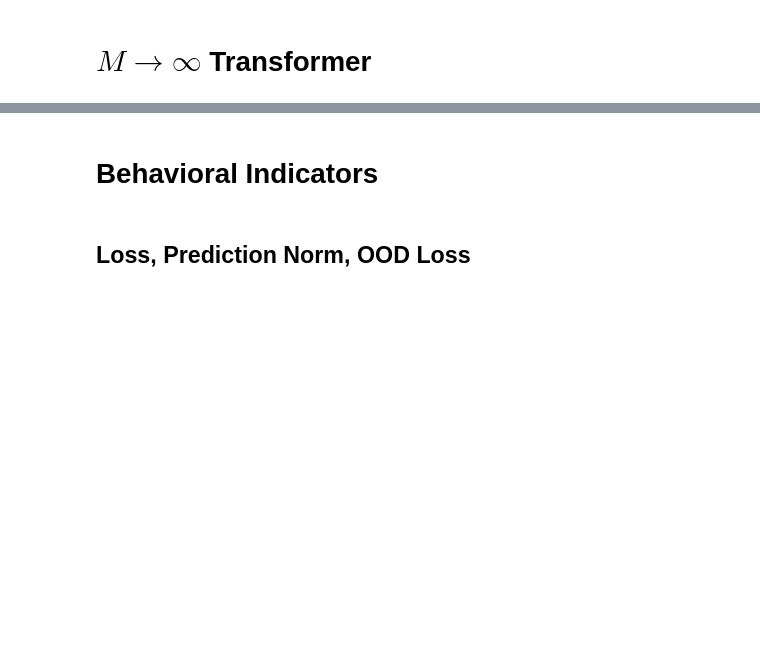
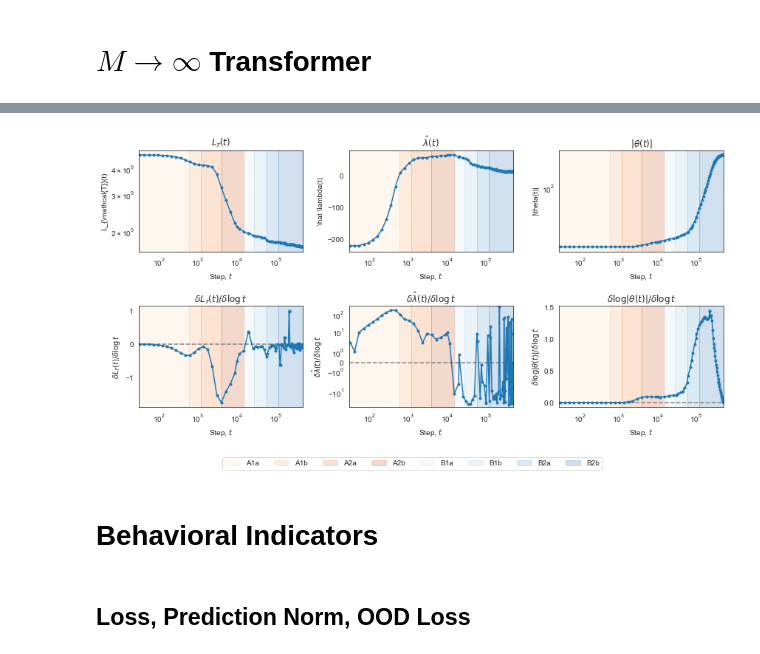
Before and after one commit to timaeus-research/icl, a Jupyter notebook: notebooks/m=inf.ipynb, the cells around one changed output, grey strips where cells are left out. Cells and saved outputs as stored; diff of their text form; code cells hidden in the pictures; blank space fills up the shorter version.

```diff
--- a/notebooks/m=inf.ipynb
+++ b/notebooks/m=inf.ipynb
@@ -38,5 +38,5 @@ from icl.setup import DEVICE
 MODEL_ID = "L2H4Minf"
 LLC_RUN_ID = "5e0cq1db"  # TODO: Placeholder from m=20
 
-sns.set_style('whitegrid')
+sns.set_style('white')
 DEVICE
@@ -132,10 +154,24 @@ from matplotlib.colors import LinearSegmentedColormap
 
 
 TRANSITIONS = [
-    (30, 800, 'A1'),
-    (800, 10000, 'A2'),
-    (10000, 28000, 'B1'),
-    (28000, 300000, 'B2'),
+    # PCA-based
+    # (0, 600, 'A1a'),
+    # (600, 2000, 'A1b'),
+    # (2000, 3000, 'A2a'),
+    # (3000, 15000, 'A2b'),
+    # (15000, 28000, 'B1a'),
+    # (28000, 60000, 'B1b'),
+    # (60000, 140000, 'B2a'),
+    # (140000, 500000, 'B2b'),
+    # LLC-based
+    (0, 600, 'A1a'),
+    (600, 1200, 'A1b'),
+    (1200, 4000, 'A2a'),
+    (4000, 15000, 'A2b'),
+    (15000, 28000, 'B1a'),
+    (28000, 60000, 'B1b'),
+    (60000, 120000, 'B2a'),
+    (120000, 500000, 'B2b'),
     # (110000, 180000, 'B3'),
     # (180000, 280000, "B4"),
     # (280000, 320000, "B5"),
@@ -199,9 +235,9 @@ transition_colors = [increase_contrast(rgb, 2) for rgb in transition_colors]
 transitions_cmap = LinearSegmentedColormap.from_list("transitions", transition_colors)
 # %%
 metrics_to_plot = [
-    # (r"L_{\mathcal{T}}(t)", evals_over_time_df["pretrain/mse_subsequence"], {"logy": True}, ),
+    (r"L_{\mathcal{T}}(t)", evals_over_time_df["pretrain/mse_subsequence"], {"logy": True}, ),
     # (r"L_\mathcal{G}(t)", evals_over_time_df["true/mse"], {"logy": False}),
-    # (r"\hat \lambda(t)", llcs, {}),
+    (r"\hat \lambda(t)", llcs, {}),
     (r"|\theta(t)|", weight_norms, {"derivative": "dlog_dlogt", "logy": True}),
 ]
 
@@ -226,33 +262,38 @@ for i, (metric_name, metric_values, kwargs) in enumerate(metrics_to_plot):
     elif slope_type == "d_dt":
         slope = d_dt(run.checkpointer.file_ids, metric_values)
         slope_name = str_d_dt(metric_name)
     elif slope_type == "dlog_dlogt":
         slope = dlog_dlogt(run.checkpointer.file_ids, metric_values)
         slope_name = str_dlog_dlogt(metric_name)
     else:
         raise ValueError(f"Unknown slope type {slope_type}")
 
+    axes[1, i].axhline(0, linestyle='--', color='gray')
     axes[1, i].plot(run.checkpointer.file_ids, slope, label=metric_name + " Slope", marker='.')
     axes[1, i].set_title(slope_name)
     axes[1, i].set_xlabel('Step, $t$')
     axes[1, i].set_ylabel(slope_name)
 
 for ax in axes.flatten():
     ax.set_xscale('log')
     ax.set_xlim(30, 500_000)
 
 
 # axes[0, 1].set_ylim(0, 100)
 # axes[1, 1].set_ylim(0, 200)
 # axes[1,1].set_ylim(-2, 2)
 
 patch_list = plot_transitions(axes, TRANSITIONS, limit=True)
 
+axes[1, 1].set_yscale('symlog')
+
 milestone_labels = [label for _, _, label in TRANSITIONS]
 fig.legend(patch_list, milestone_labels, loc='upper center', bbox_to_anchor=(0.5, -0.025), ncol=len(TRANSITIONS))
 
 fig.set_facecolor("white")
 fig.tight_layout()
+# %% [output]
+[figure, added]
 # %% [markdown]
 # Behavioral Indicators
 # %% [markdown]
```
Also changed, not shown: parts of 44 cells of this notebook, 2 other files.
